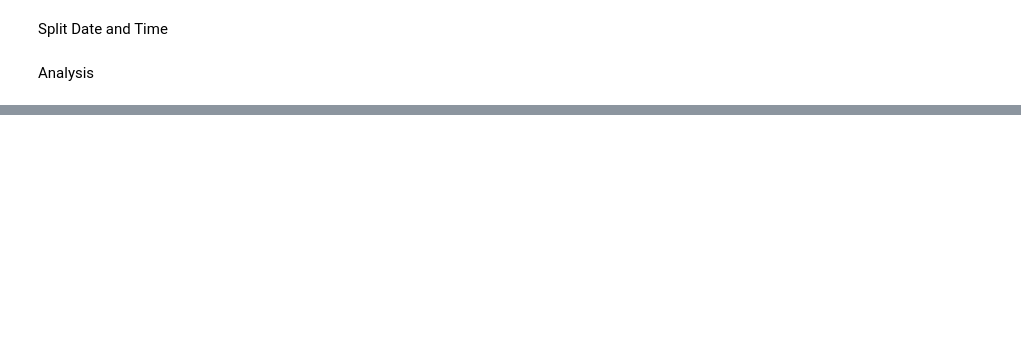
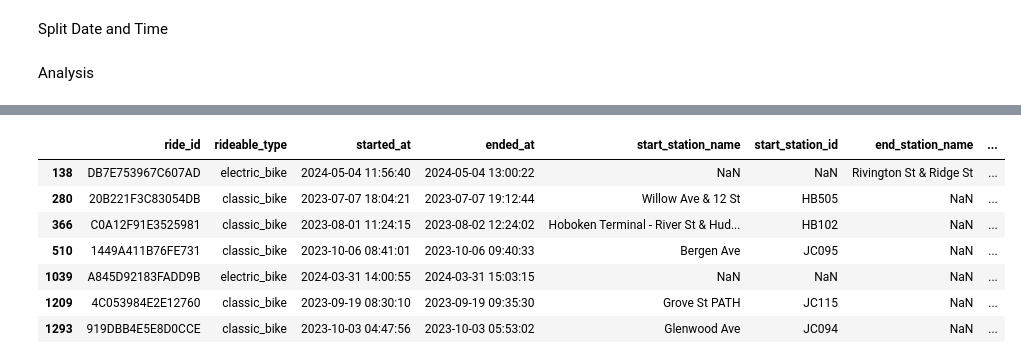
Before and after one commit to Ernawaty2024/Citi_Bike_Viz, a Jupyter notebook: Aggregated_data.ipynb, the cells around one changed output, grey strips where cells are left out. Cells and saved outputs as stored; diff of their text form; code cells hidden in the pictures; blank space fills up the shorter version.

```diff
--- a/Aggregated_data.ipynb
+++ b/Aggregated_data.ipynb
@@ -40,7 +40,7 @@ final_df.to_csv(r'C:\Users\Ernie\Documents\GitHub\Citi Bike Viz\Resources\aggreg
 Split Date and Time
 # %%
 # Load the csv file
-df_aggregated_sample = pd.read_csv(r'C:\Users\Ernie\Documents\GitHub\Citi Bike Viz\Resources\aggregated_sample.csv')
+df_aggregated_sample = pd.read_csv(r'C:\Users\Ernie\Documents\GitHub\Citi_Bike_Viz\Resources\aggregated_sample.csv')
 # %%
 # Convert 'started_at' and 'ended_at' columns to datetime format
 df_aggregated_sample['started_at']= pd.to_datetime(df_aggregated_sample['started_at'])
@@ -59 +79,14 @@ Analysis
+# %%
+# Display rows with NaN values in any column
+nan_rows = df_aggregated_sample[df_aggregated_sample.isnull().any(axis = 1)]
+nan_rows
+# %% [output]
+|  | ride_id | rideable_type | started_at | ended_at | start_station_name | start_station_id | end_station_name | ... |
+| 138 | DB7E753967C607AD | electric_bike | 2024-05-04 11:56:40 | 2024-05-04 13:00:22 | NaN | NaN | Rivington St & Ridge St | ... |
+| 280 | 20B221F3C83054DB | classic_bike | 2023-07-07 18:04:21 | 2023-07-07 19:12:44 | Willow Ave & 12 St | HB505 | NaN | ... |
+| 366 | C0A12F91E3525981 | classic_bike | 2023-08-01 11:24:15 | 2023-08-02 12:24:02 | Hoboken Terminal - River St & Hud... | HB102 | NaN | ... |
+| 510 | 1449A411B76FE731 | classic_bike | 2023-10-06 08:41:01 | 2023-10-06 09:40:33 | Bergen Ave | JC095 | NaN | ... |
+| 1039 | A845D92183FADD9B | electric_bike | 2024-03-31 14:00:55 | 2024-03-31 15:03:15 | NaN | NaN | NaN | ... |
+| 1209 | 4C053984E2E12760 | classic_bike | 2023-09-19 08:30:10 | 2023-09-19 09:35:30 | Grove St PATH | JC115 | NaN | ... |
+| 1293 | 919DBB4E5E8D0CCE | classic_bike | 2023-10-03 04:47:56 | 2023-10-03 05:53:02 | Glenwood Ave | JC094 | NaN | ... |
 # %%
```
Also changed, not shown: parts of 8 cells of this notebook, 3 other files.
